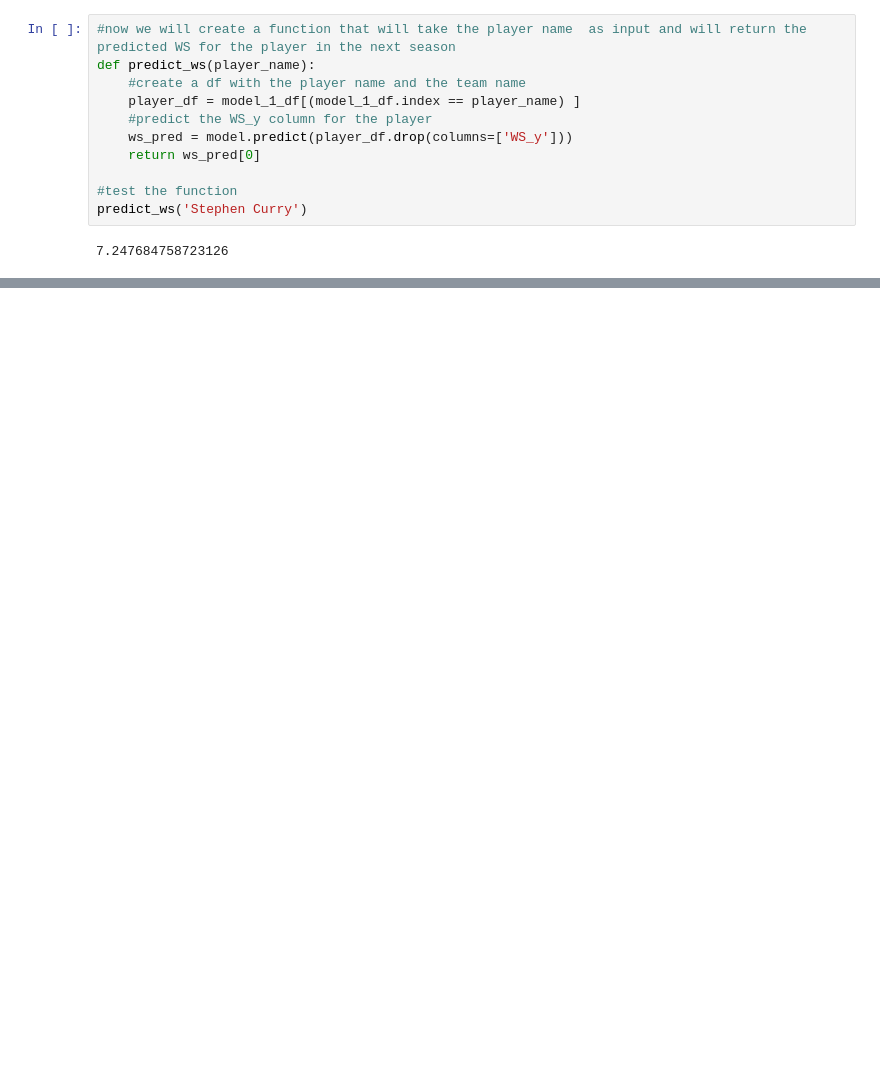
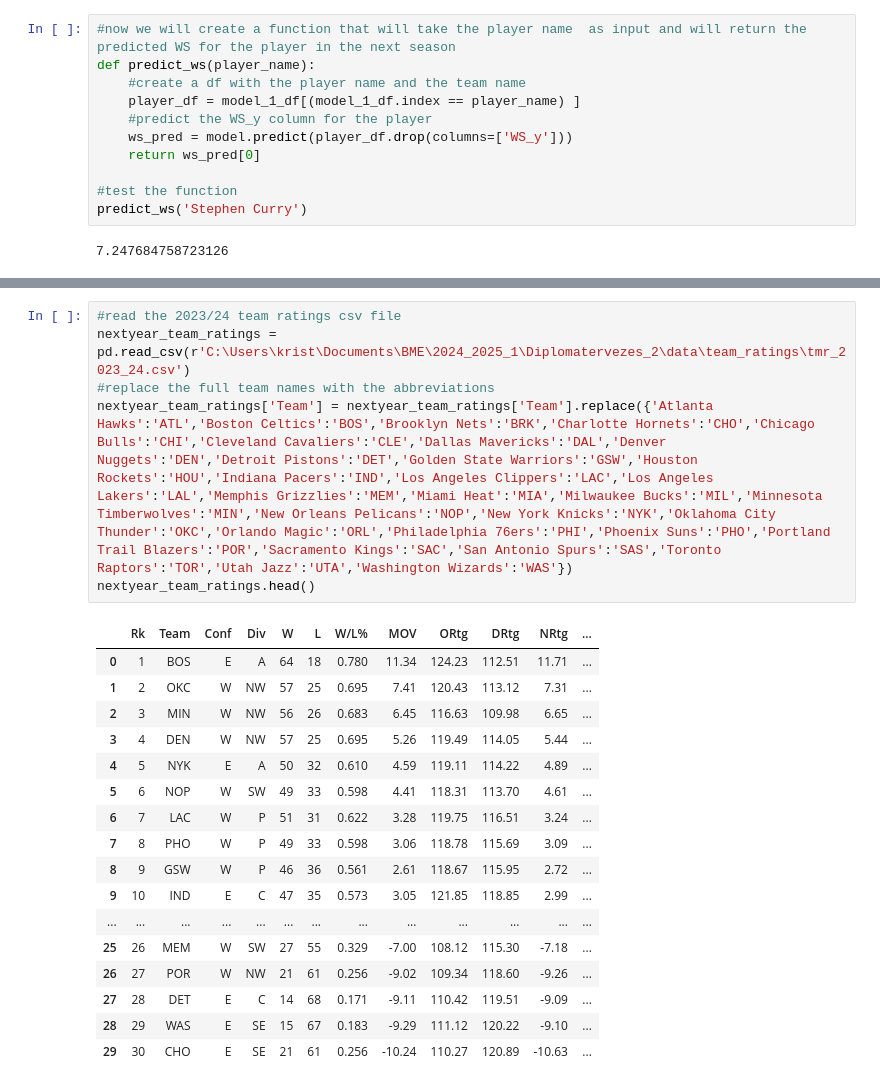
Before and after one commit to koflanovicsk/NBA_GT_ML, a Jupyter notebook: Player_dev.ipynb, the cells around one changed output, grey strips where cells are left out. Cells and saved outputs as stored; diff of their text form; blank space fills up the shorter version.

```diff
--- a/Player_dev.ipynb
+++ b/Player_dev.ipynb
@@ -642,0 +851,24 @@ predict_vorp('Stephen Curry')
+# %%
+#read the 2023/24 team ratings csv file
+nextyear_team_ratings = pd.read_csv(r'C:\Users\krist\Documents\BME\2024_2025_1\Diplomatervezes_2\data\team_ratings\tmr_2023_24.csv')
+#replace the full team names with the abbreviations
+nextyear_team_ratings['Team'] = nextyear_team_ratings['Team'].replace({'Atlanta Hawks':'ATL','Boston Celtics':'BOS','Brooklyn Nets':'BRK','Charlotte Hornets':'CHO','Chicago Bulls':'CHI','Cleveland Cavaliers':'CLE','Dallas Mavericks':'DAL','Denver Nuggets':'DEN','Detroit Pistons':'DET','Golden State Warriors':'GSW','Houston Rockets':'HOU','Indiana Pacers':'IND','Los Angeles Clippers':'LAC','Los Angeles Lakers':'LAL','Memphis Grizzlies':'MEM','Miami Heat':'MIA','Milwaukee Bucks':'MIL','Minnesota Timberwolves':'MIN','New Orleans Pelicans':'NOP','New York Knicks':'NYK','Oklahoma City Thunder':'OKC','Orlando Magic':'ORL','Philadelphia 76ers':'PHI','Phoenix Suns':'PHO','Portland Trail Blazers':'POR','Sacramento Kings':'SAC','San Antonio Spurs':'SAS','Toronto Raptors':'TOR','Utah Jazz':'UTA','Washington Wizards':'WAS'})
+nextyear_team_ratings.head()
+# %% [output]
+|  | Rk | Team | Conf | Div | W | L | W/L% | MOV | ORtg | DRtg | NRtg | ... |
+| 0 | 1 | BOS | E | A | 64 | 18 | 0.780 | 11.34 | 124.23 | 112.51 | 11.71 | ... |
+| 1 | 2 | OKC | W | NW | 57 | 25 | 0.695 | 7.41 | 120.43 | 113.12 | 7.31 | ... |
+| 2 | 3 | MIN | W | NW | 56 | 26 | 0.683 | 6.45 | 116.63 | 109.98 | 6.65 | ... |
+| 3 | 4 | DEN | W | NW | 57 | 25 | 0.695 | 5.26 | 119.49 | 114.05 | 5.44 | ... |
+| 4 | 5 | NYK | E | A | 50 | 32 | 0.610 | 4.59 | 119.11 | 114.22 | 4.89 | ... |
+| 5 | 6 | NOP | W | SW | 49 | 33 | 0.598 | 4.41 | 118.31 | 113.70 | 4.61 | ... |
+| 6 | 7 | LAC | W | P | 51 | 31 | 0.622 | 3.28 | 119.75 | 116.51 | 3.24 | ... |
+| 7 | 8 | PHO | W | P | 49 | 33 | 0.598 | 3.06 | 118.78 | 115.69 | 3.09 | ... |
+| 8 | 9 | GSW | W | P | 46 | 36 | 0.561 | 2.61 | 118.67 | 115.95 | 2.72 | ... |
+| 9 | 10 | IND | E | C | 47 | 35 | 0.573 | 3.05 | 121.85 | 118.85 | 2.99 | ... |
+| ... | ... | ... | ... | ... | ... | ... | ... | ... | ... | ... | ... | ... |
+| 25 | 26 | MEM | W | SW | 27 | 55 | 0.329 | -7.00 | 108.12 | 115.30 | -7.18 | ... |
+| 26 | 27 | POR | W | NW | 21 | 61 | 0.256 | -9.02 | 109.34 | 118.60 | -9.26 | ... |
+| 27 | 28 | DET | E | C | 14 | 68 | 0.171 | -9.11 | 110.42 | 119.51 | -9.09 | ... |
+| 28 | 29 | WAS | E | SE | 15 | 67 | 0.183 | -9.29 | 111.12 | 120.22 | -9.10 | ... |
+| 29 | 30 | CHO | E | SE | 21 | 61 | 0.256 | -10.24 | 110.27 | 120.89 | -10.63 | ... |
```
Also changed, not shown: parts of 32 cells of this notebook, 8 other files.
